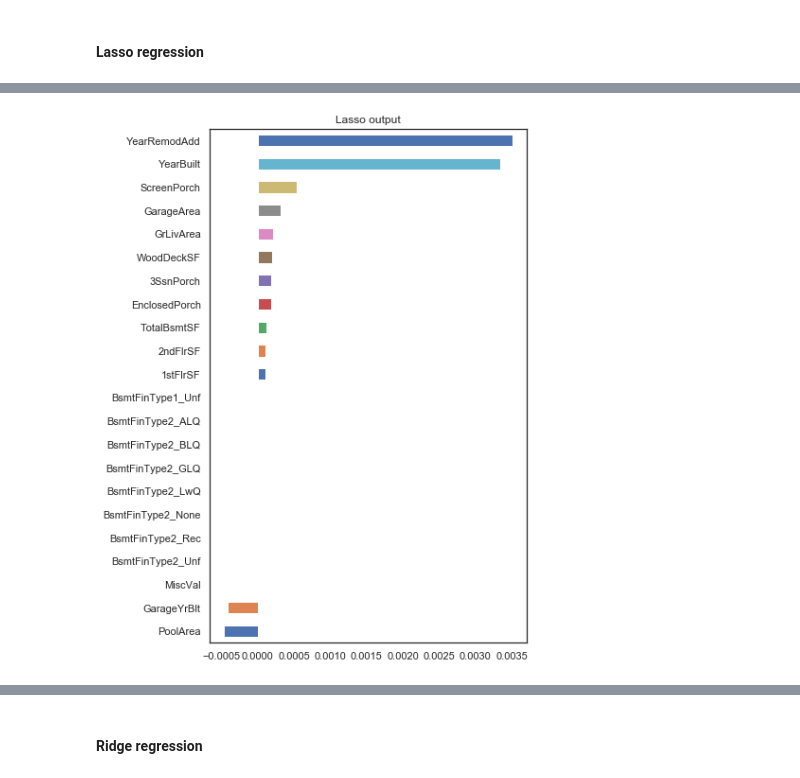
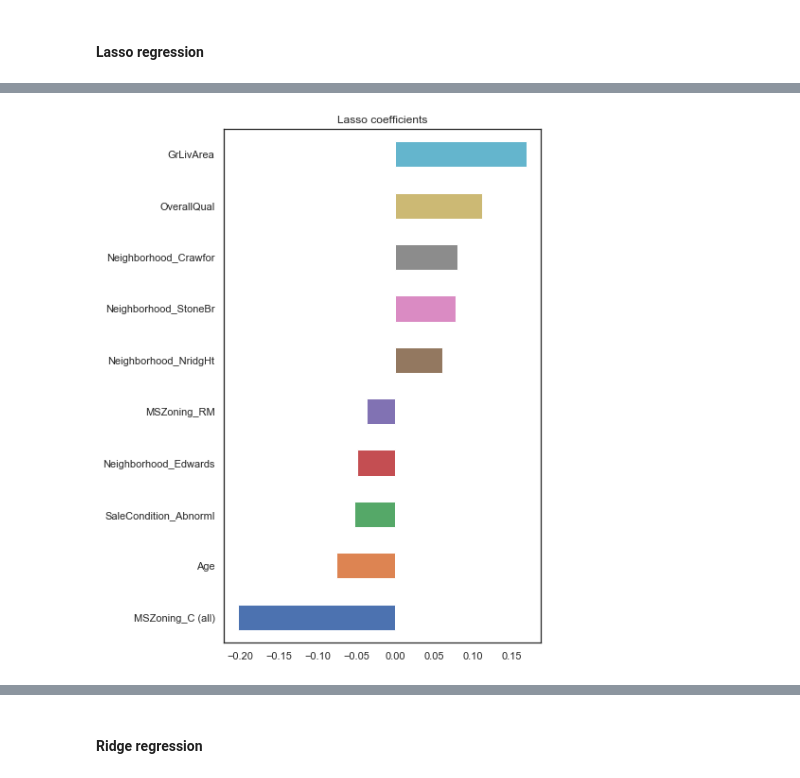
Before and after one commit to pradeep-krishnan/ML_regression_houseprice, a Jupyter notebook: houseprice.ipynb, the cells around one changed output, grey strips where cells are left out. Drawn from its saved outputs; the diff is of its cells as text; code cells hidden in the pictures.

```diff
--- a/houseprice.ipynb
+++ b/houseprice.ipynb
@@ -303,3 +289,0 @@ test = df.loc[len(train):,]
-# %%
-for col in ['MSSubClass', 'OverallCond', 'YrSold', 'MoSold']:
-    df[col] = df[col].astype(str)
@@ -313,6 +290,11 @@ for col in df.columns:
 # %%
 df = pd.get_dummies(df)
 # %%
-train = df.loc[:len(train)-1,]
-test = df.loc[len(train):,]
+train = df.iloc[:len(train),:]
+test = df.iloc[len(train):,:]
+# %%
+from sklearn.preprocessing import RobustScaler
+rscaler = RobustScaler()
+x_train = rscaler.fit_transform(train)
+x_test = rscaler.transform(test)
 # %% [markdown]
@@ -346,3 +317,5 @@ rmsle_cv(model_lasso).min() #error in Lasso regression
+# %%
+model_lasso = LassoCV(alphas = [0.001]).fit(x_train, y_train)
 # %%
 feat = pd.Series(model_lasso.coef_, index = train.columns)
 print("Lasso picked " + str(sum(feat != 0)) + " features")
@@ -353,8 +326,8 @@ Lasso picked 19 features
 # %%
 plt.figure(figsize=(6,10))
-features = pd.concat([feat.sort_values().head(11), feat.sort_values().tail(11)])
+features = pd.concat([feat.sort_values().head(5), feat.sort_values().tail(5)])
 features.plot(kind = "barh")
-plt.title("Lasso output")
+plt.title("Lasso coefficients")
 plt.show()
 # %% [output]
-[figure, old version]
+[figure, new version]
```
Also changed, not shown: parts of 61 cells of this notebook.
